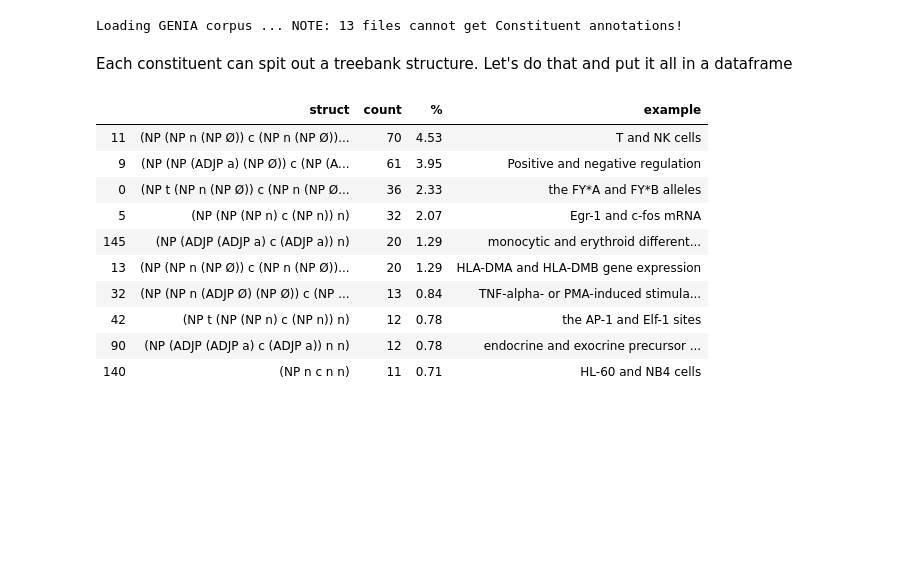
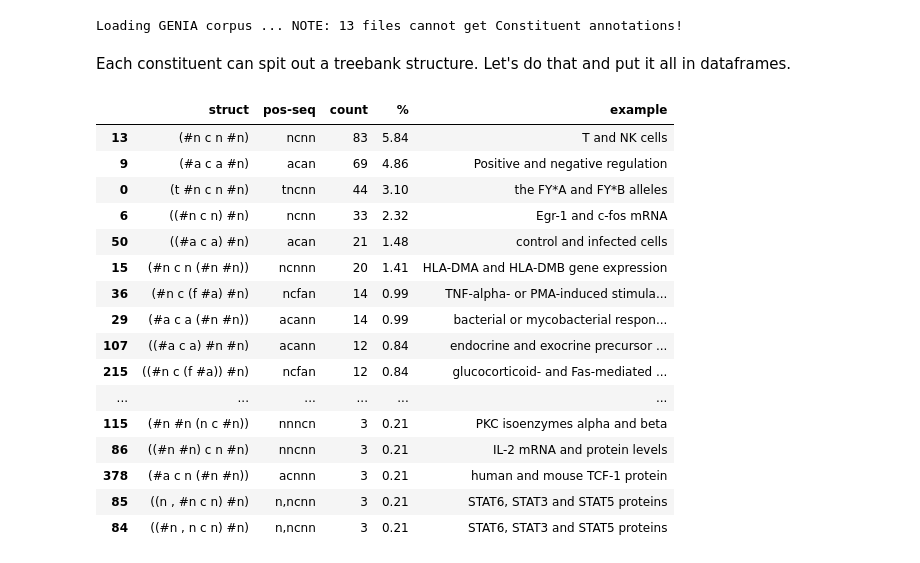
Before and after one commit to KasperFyhn/discontinuous-concepts, a Jupyter notebook: analysisscripts/structural.ipynb, the cells around one changed output. Saved outputs shown, nothing was run; the diff lists cells and outputs as text; code cells hidden in the pictures; blank space fills up the shorter version.

```diff
--- a/analysisscripts/structural.ipynb
+++ b/analysisscripts/structural.ipynb
@@ -40,4 +38,4 @@ for concept, const in concept_consts:
         temp_list.append((concept, const))
 concept_consts = temp_list
 # %% [markdown]
-Each constituent can spit out a treebank structure. Let's do that and put it all in a dataframe
+Each constituent can spit out a treebank structure. Let's do that and put it all in dataframes.
@@ -82,16 +116,22 @@ for name, structure_dict in [('full', full_structures),
 
     dfs[name] = pd.DataFrame(data_dict)
 # %%
-dfs['full'].sort_values('count', ascending=False).head(10)
+dfs['col_skip'].sort_values('count', ascending=False).head(50)
 # %% [output]
-|  | struct | count | % | example |
-| 11 | (NP (NP n (NP Ø)) c (NP n (NP Ø))... | 70 | 4.53 | T and NK cells |
-| 9 | (NP (NP (ADJP a) (NP Ø)) c (NP (A... | 61 | 3.95 | Positive and negative regulation |
-| 0 | (NP t (NP n (NP Ø)) c (NP n (NP Ø... | 36 | 2.33 | the FY*A and FY*B alleles |
-| 5 | (NP (NP (NP n) c (NP n)) n) | 32 | 2.07 | Egr-1 and c-fos mRNA |
-| 145 | (NP (ADJP (ADJP a) c (ADJP a)) n) | 20 | 1.29 | monocytic and erythroid different... |
-| 13 | (NP (NP n (NP Ø)) c (NP n (NP Ø))... | 20 | 1.29 | HLA-DMA and HLA-DMB gene expression |
-| 32 | (NP (NP n (ADJP Ø) (NP Ø)) c (NP ... | 13 | 0.84 | TNF-alpha- or PMA-induced stimula... |
-| 42 | (NP t (NP (NP n) c (NP n)) n) | 12 | 0.78 | the AP-1 and Elf-1 sites |
-| 90 | (NP (ADJP (ADJP a) c (ADJP a)) n n) | 12 | 0.78 | endocrine and exocrine precursor ... |
-| 140 | (NP n c n n) | 11 | 0.71 | HL-60 and NB4 cells |
+|  | struct | pos-seq | count | % | example |
+| 13 | (#n c n #n) | ncnn | 83 | 5.84 | T and NK cells |
+| 9 | (#a c a #n) | acan | 69 | 4.86 | Positive and negative regulation |
+| 0 | (t #n c n #n) | tncnn | 44 | 3.10 | the FY*A and FY*B alleles |
+| 6 | ((#n c n) #n) | ncnn | 33 | 2.32 | Egr-1 and c-fos mRNA |
+| 50 | ((#a c a) #n) | acan | 21 | 1.48 | control and infected cells |
+| 15 | (#n c n (#n #n)) | ncnnn | 20 | 1.41 | HLA-DMA and HLA-DMB gene expression |
+| 36 | (#n c (f #a) #n) | ncfan | 14 | 0.99 | TNF-alpha- or PMA-induced stimula... |
+| 29 | (#a c a (#n #n)) | acann | 14 | 0.99 | bacterial or mycobacterial respon... |
+| 107 | ((#a c a) #n #n) | acann | 12 | 0.84 | endocrine and exocrine precursor ... |
+| 215 | ((#n c (f #a)) #n) | ncfan | 12 | 0.84 | glucocorticoid- and Fas-mediated ... |
+| ... | ... | ... | ... | ... | ... |
+| 115 | (#n #n (n c #n)) | nnncn | 3 | 0.21 | PKC isoenzymes alpha and beta |
+| 86 | ((#n #n) c n #n) | nncnn | 3 | 0.21 | IL-2 mRNA and protein levels |
+| 378 | (#a c n (#n #n)) | acnnn | 3 | 0.21 | human and mouse TCF-1 protein |
+| 85 | ((n , #n c n) #n) | n,ncnn | 3 | 0.21 | STAT6, STAT3 and STAT5 proteins |
+| 84 | ((#n , n c n) #n) | n,ncnn | 3 | 0.21 | STAT6, STAT3 and STAT5 proteins |
```
Also changed, not shown: parts of 17 cells of this notebook, 3 other files.
